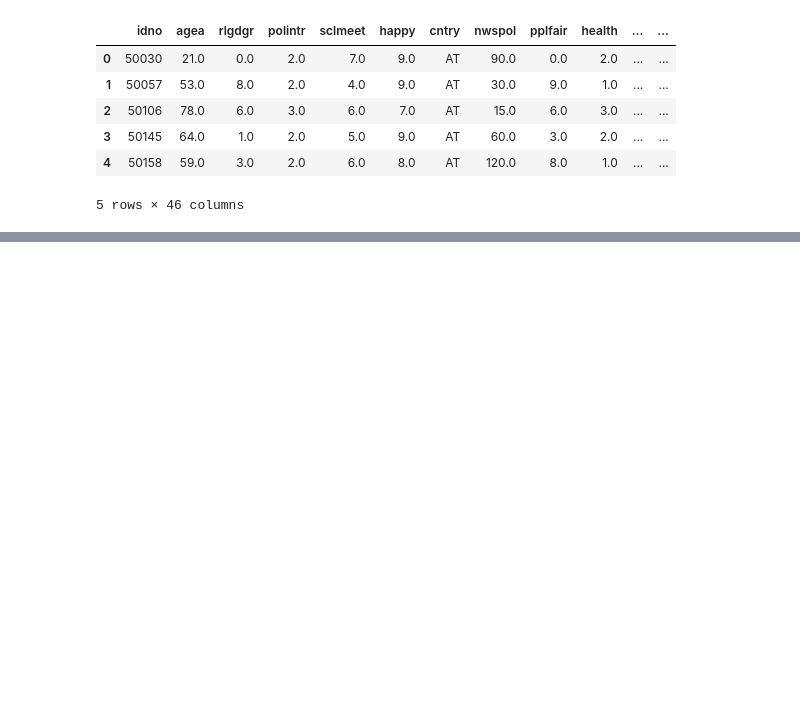
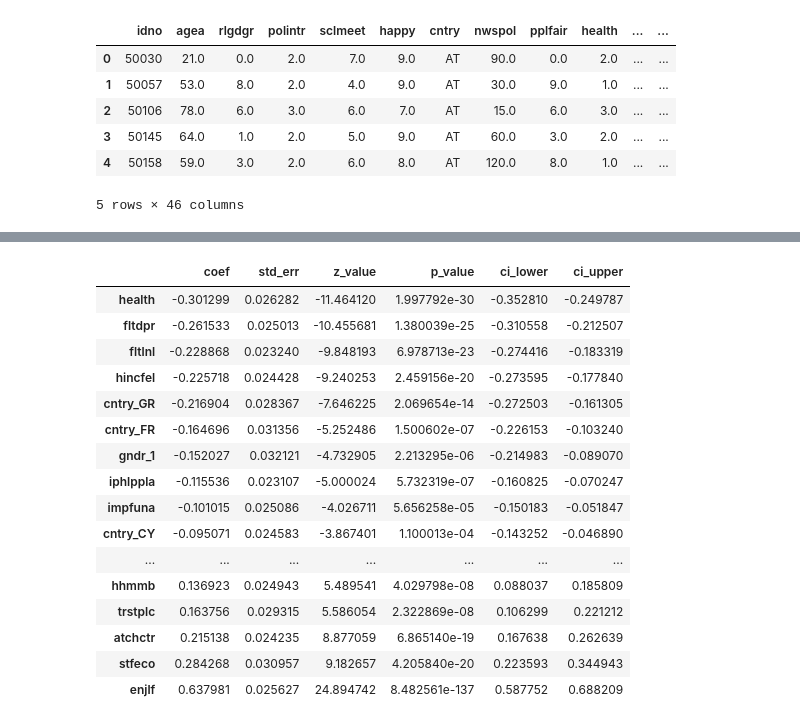
Before and after one commit to AnnaNebuko/ABD-PRJ-25-2team-HAPPINESS, a Jupyter notebook: model.ipynb, the cells around one changed output, grey strips where cells are left out. Saved outputs shown, nothing was run; the diff lists cells and outputs as text; code cells hidden in the pictures; blank space fills up the shorter version.

```diff
--- a/model.ipynb
+++ b/model.ipynb
@@ -194,0 +181,8 @@ print(cat_coef_df.head(15))
+# %%
+# Создание и обучение модели с категориями
+
+model_w_cat = OrderedModel(df['happiness_group'], X_scaled_df, distr='logit')
+result_w_cat = model_w_cat.fit(method='bfgs')
+
+
+print(result_w_cat.summary())
@@ -194,0 +207,31 @@ print(cat_coef_df.head(15))
+# %%
+# Создаем DataFrame из параметров модели
+df_results_w_cat = pd.DataFrame({
+    'coef': result_w_cat.params,
+    'std_err': result_w_cat.bse,
+    'z_value': result_w_cat.tvalues,
+    'p_value': result_w_cat.pvalues,
+    'ci_lower': result_w_cat.conf_int()[0],
+    'ci_upper': result_w_cat.conf_int()[1]
+})
+
+# Добавляем названия переменных
+df_results_w_cat.index = result_w_cat.model.exog_names
+# %% [output]
+|  | coef | std_err | z_value | p_value | ci_lower | ci_upper |
+| health | -0.301299 | 0.026282 | -11.464120 | 1.997792e-30 | -0.352810 | -0.249787 |
+| fltdpr | -0.261533 | 0.025013 | -10.455681 | 1.380039e-25 | -0.310558 | -0.212507 |
+| fltlnl | -0.228868 | 0.023240 | -9.848193 | 6.978713e-23 | -0.274416 | -0.183319 |
+| hincfel | -0.225718 | 0.024428 | -9.240253 | 2.459156e-20 | -0.273595 | -0.177840 |
+| cntry_GR | -0.216904 | 0.028367 | -7.646225 | 2.069654e-14 | -0.272503 | -0.161305 |
+| cntry_FR | -0.164696 | 0.031356 | -5.252486 | 1.500602e-07 | -0.226153 | -0.103240 |
+| gndr_1 | -0.152027 | 0.032121 | -4.732905 | 2.213295e-06 | -0.214983 | -0.089070 |
+| iphlppla | -0.115536 | 0.023107 | -5.000024 | 5.732319e-07 | -0.160825 | -0.070247 |
+| impfuna | -0.101015 | 0.025086 | -4.026711 | 5.656258e-05 | -0.150183 | -0.051847 |
+| cntry_CY | -0.095071 | 0.024583 | -3.867401 | 1.100013e-04 | -0.143252 | -0.046890 |
+| ... | ... | ... | ... | ... | ... | ... |
+| hhmmb | 0.136923 | 0.024943 | 5.489541 | 4.029798e-08 | 0.088037 | 0.185809 |
+| trstplc | 0.163756 | 0.029315 | 5.586054 | 2.322869e-08 | 0.106299 | 0.221212 |
+| atchctr | 0.215138 | 0.024235 | 8.877059 | 6.865140e-19 | 0.167638 | 0.262639 |
+| stfeco | 0.284268 | 0.030957 | 9.182657 | 4.205840e-20 | 0.223593 | 0.344943 |
+| enjlf | 0.637981 | 0.025627 | 24.894742 | 8.482561e-137 | 0.587752 | 0.688209 |
```
Also changed, not shown: parts of 25 cells of this notebook.
